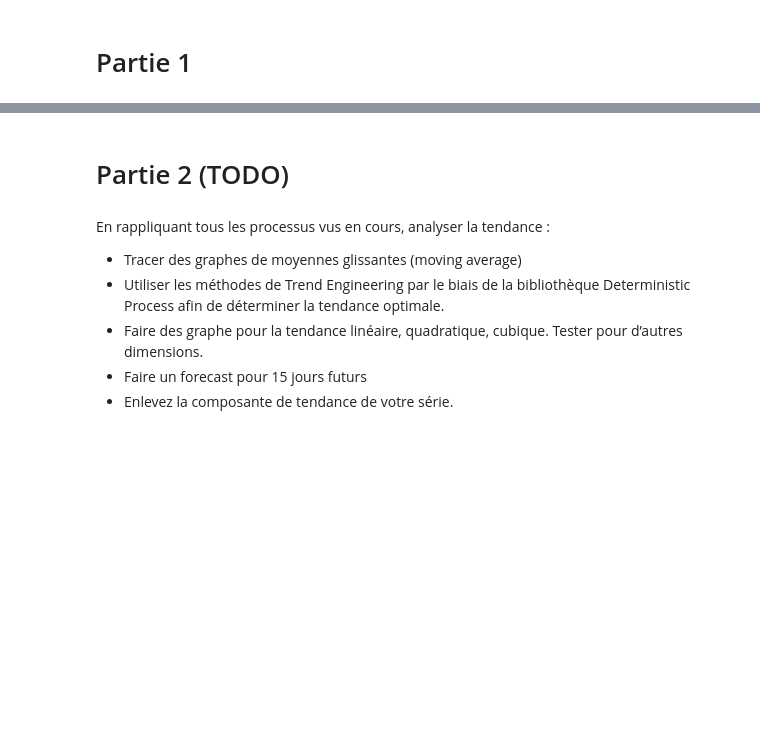
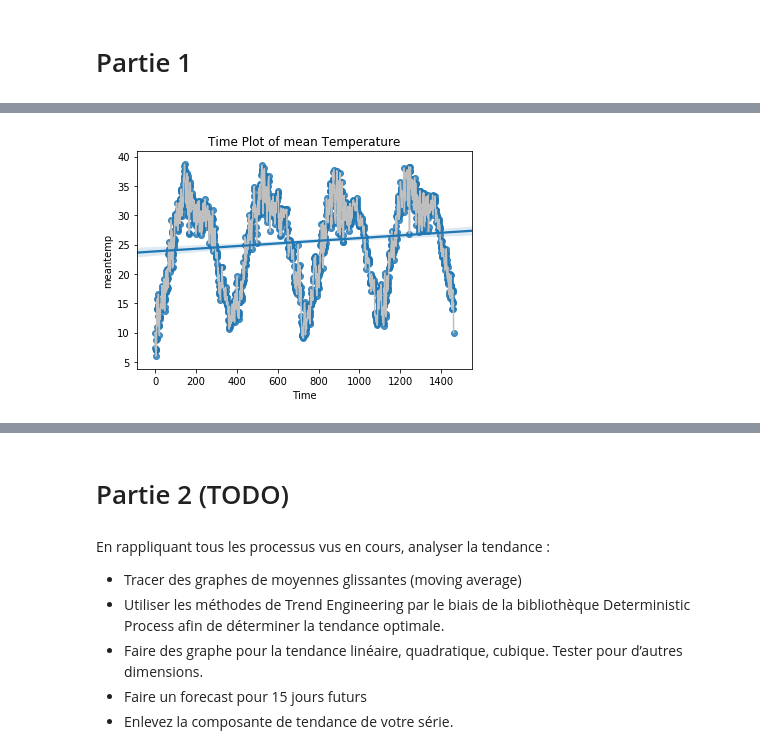
Before and after one commit to MikeDuran-git/TimeForcasting-Project, a Jupyter notebook: Project.ipynb, the cells around one changed output, grey strips where cells are left out. Cells and saved outputs as stored; diff of their text form; code cells hidden in the pictures; blank space fills up the shorter version.

```diff
--- a/Project.ipynb
+++ b/Project.ipynb
@@ -58,3 +53,6 @@ df.head(5)
  et la variable **meantemp**
 # %% [markdown]
 On va travailler avec le Dataframe **df**.
+# %%
+df=data[["meantemp"]]
+df.head(5)
@@ -67,3 +71,0 @@ On va travailler avec le Dataframe **df**.
-# %%
-# Convertir la colonne "date" en format de date
-df['date'] = pd.to_datetime(df['date'])
@@ -77,4 +71,0 @@ nous commencons avec un time plot.
-# %%
-# Convertir la colonne datetime en index (pour respecter la structure)
-df.set_index('date', inplace=True)
-df.head(5)
@@ -115,0 +72,5 @@ array([['2013-01-01T00:00:00.000000000'],
+# %%
+#nous créons la colonne time en se basant sur les index de date, afin de simplifier la représentation.
+#ainsi que la regression.
+df["Time"]=np.arange(len(df.index))
+df.head(5)
@@ -115,0 +90,7 @@ array([['2013-01-01T00:00:00.000000000'],
+# %%
+fig, ax = plt.subplots()
+ax.plot('Time', 'meantemp', data=df, color='0.75') # on set la couleur des données pour mieux les visualiser
+ax = sns.regplot(x='Time', y='meantemp', data=df) # on applique la ligne de regression dessus.
+ax.set_title('Time Plot of mean Temperature'); # on set le titre.
+# %% [output]
+[figure, added]
```
Also changed, not shown: parts of 17 cells of this notebook.
